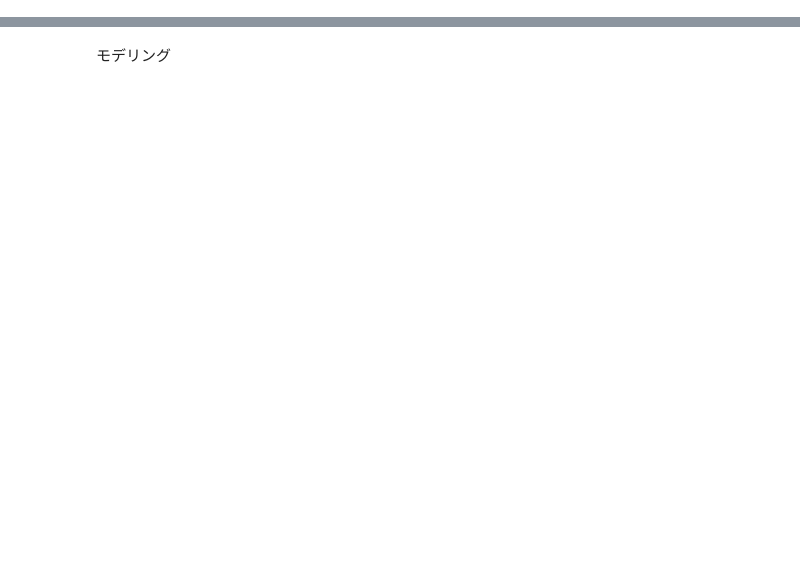
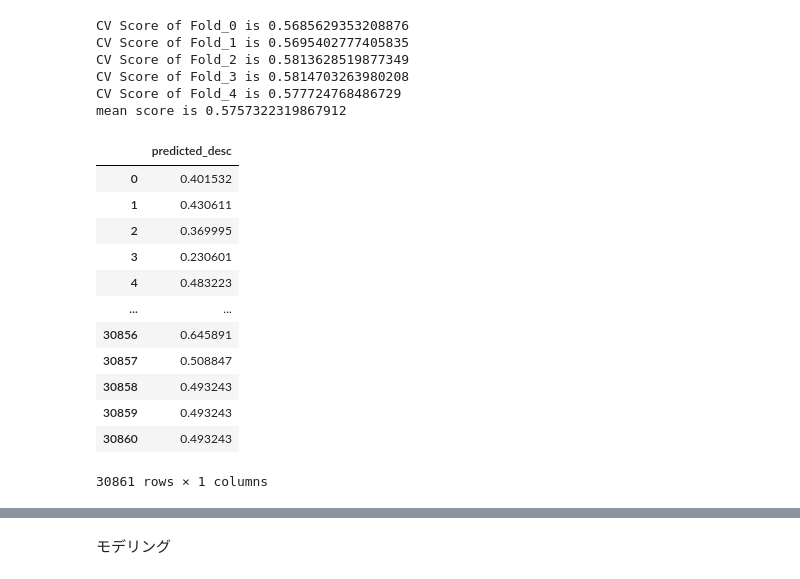
Before and after one commit to lemmingy/My_pipelines, a Jupyter notebook: lightgbm.ipynb, the cells around one changed output, grey strips where cells are left out. Saved outputs shown, nothing was run; the diff lists cells and outputs as text; code cells hidden in the pictures; blank space fills up the shorter version.

```diff
--- a/lightgbm.ipynb
+++ b/lightgbm.ipynb
@@ -167,36 +187,56 @@ class text_out_of_fold_prediction(Base):
         clf = LogisticRegression(penalty='elasticnet',solver='saga',random_state=self.seed, max_iter=10000, C=1.0, l1_ratio=0.5, class_weight='balanced')
         clf.fit(train_x, train_y)
         pred_y = clf.predict_proba(valid_x)[:,1]
         score = roc_auc_score(valid_y, pred_y)
       print(f'CV Score of Fold_{i} is {score}')
       self.models.append(clf)
       self.scores.append(score)
       oof_train[valid_idx]= pred_y
 
     print(f"mean score is {np.mean(self.scores)}")
     output_df = pd.DataFrame()
     output_df[self.col] = oof_train
     return output_df.add_prefix("predicted_")
 
   def transform(self, input_df):
     x = input_df[self.col].fillna("nan")
     x = self.vectorizer_.transform(x)
     x = self.binerizer_.transform(x)
     oof_test = np.zeros(len(input_df))
     if self.regression:
       for clf in self.models:
         oof_test += clf.predict(x)
     else:
       for clf in self.models:
         oof_test += clf.predict_proba(x)[:,1]
     oof_test /= self.nfolds
     output_df = pd.DataFrame()
     output_df[self.col] = oof_test
     return output_df.add_prefix("predicted_")
 
-test = text_out_of_fold_prediction("desc")
-test.fit(X_train, y_train)
-test.transform(X_test)
+text_pred = text_out_of_fold_prediction("desc")
+text_pred.fit(df_train, df_train_y)
+text_pred.transform(df_train)
+# %% [output]
+CV Score of Fold_0 is 0.5685629353208876
+CV Score of Fold_1 is 0.5695402777405835
+CV Score of Fold_2 is 0.5813628519877349
+CV Score of Fold_3 is 0.5814703263980208
+CV Score of Fold_4 is 0.577724768486729
+mean score is 0.5757322319867912
+|  | predicted_desc |
+| 0 | 0.401532 |
+| 1 | 0.430611 |
+| 2 | 0.369995 |
+| 3 | 0.230601 |
+| 4 | 0.483223 |
+| ... | ... |
+| 30856 | 0.645891 |
+| 30857 | 0.508847 |
+| 30858 | 0.493243 |
+| 30859 | 0.493243 |
+| 30860 | 0.493243 |
+30861 rows × 1 columns
 # %%
 # テキストの重要堂やカウントを整理する
 class text_check_insight():
```
Also changed, not shown: parts of 9 cells of this notebook.
